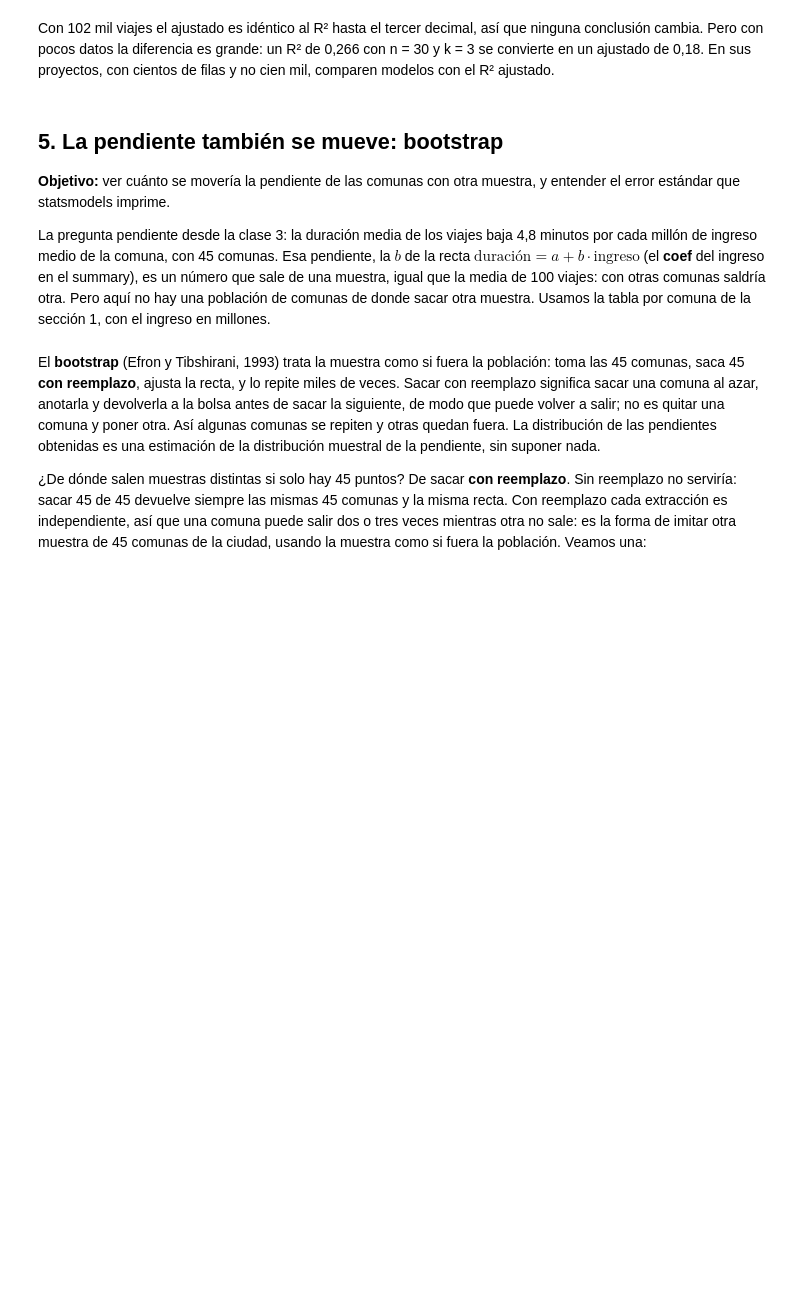
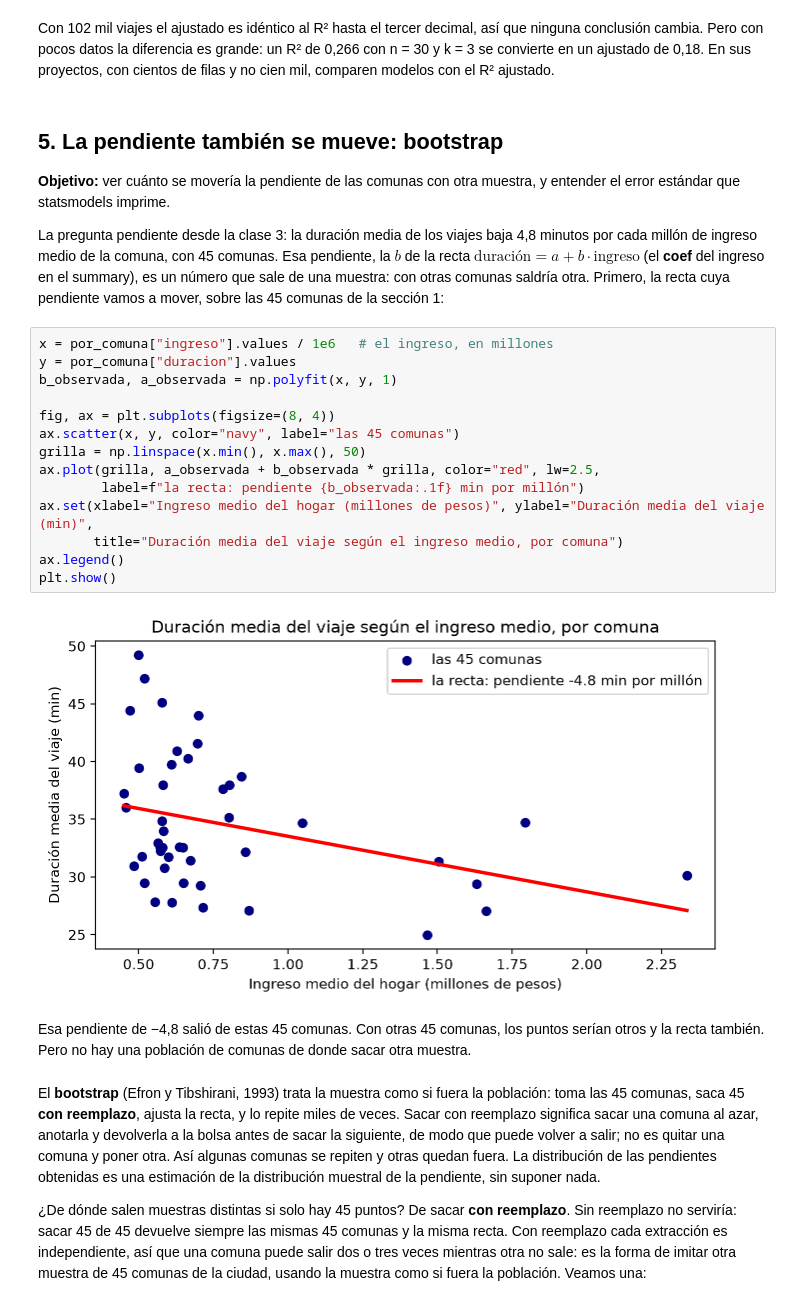
Before and after one commit to daniopitz/diplomado-cdd, a Jupyter notebook: 05_probabilidad_inferencia.ipynb, the cells around one changed output. Drawn from its saved outputs; the diff is of its cells as text; blank space fills up the shorter version.

Commit message:
Notebook clase 5: scatter de las 45 comunas con la recta para introducir el bootstrap
Co-Authored-By: Claude Fable 5.1 <noreply@anthropic.com>

```diff
--- a/05_probabilidad_inferencia.ipynb
+++ b/05_probabilidad_inferencia.ipynb
@@ -632,7 +632,25 @@ Con 102 mil viajes el ajustado es idéntico al R² hasta el tercer decimal, así
 
 **Objetivo:** ver cuánto se movería la pendiente de las comunas con otra muestra, y entender el error estándar que statsmodels imprime.
 
-La pregunta pendiente desde la clase 3: la duración media de los viajes baja 4,8 minutos por cada millón de ingreso medio de la comuna, con 45 comunas. Esa pendiente, la $b$ de la recta $\text{duración} = a + b \cdot \text{ingreso}$ (el **coef** del ingreso en el summary), es un número que sale de una muestra, igual que la media de 100 viajes: con otras comunas saldría otra. Pero aquí no hay una población de comunas de donde sacar otra muestra. Usamos la tabla por comuna de la sección 1, con el ingreso en millones.
+La pregunta pendiente desde la clase 3: la duración media de los viajes baja 4,8 minutos por cada millón de ingreso medio de la comuna, con 45 comunas. Esa pendiente, la $b$ de la recta $\text{duración} = a + b \cdot \text{ingreso}$ (el **coef** del ingreso en el summary), es un número que sale de una muestra: con otras comunas saldría otra. Primero, la recta cuya pendiente vamos a mover, sobre las 45 comunas de la sección 1:
+# %%
+x = por_comuna["ingreso"].values / 1e6   # el ingreso, en millones
+y = por_comuna["duracion"].values
+b_observada, a_observada = np.polyfit(x, y, 1)
+
+fig, ax = plt.subplots(figsize=(8, 4))
+ax.scatter(x, y, color="navy", label="las 45 comunas")
+grilla = np.linspace(x.min(), x.max(), 50)
+ax.plot(grilla, a_observada + b_observada * grilla, color="red", lw=2.5,
+        label=f"la recta: pendiente {b_observada:.1f} min por millón")
+ax.set(xlabel="Ingreso medio del hogar (millones de pesos)", ylabel="Duración media del viaje (min)",
+       title="Duración media del viaje según el ingreso medio, por comuna")
+ax.legend()
+plt.show()
+# %% [output]
+[figure, added]
+# %% [markdown]
+Esa pendiente de −4,8 salió de estas 45 comunas. Con otras 45 comunas, los puntos serían otros y la recta también. Pero no hay una población de comunas de donde sacar otra muestra.
 # %% [markdown]
 El **bootstrap** (Efron y Tibshirani, 1993) trata la muestra como si fuera la población: toma las 45 comunas, saca 45 **con reemplazo**, ajusta la recta, y lo repite miles de veces. Sacar con reemplazo significa sacar una comuna al azar, anotarla y devolverla a la bolsa antes de sacar la siguiente, de modo que puede volver a salir; no es quitar una comuna y poner otra. Así algunas comunas se repiten y otras quedan fuera. La distribución de las pendientes obtenidas es una estimación de la distribución muestral de la pendiente, sin suponer nada.
 
```
Also changed, not shown: parts of 3 cells of this notebook, 1 other file.
